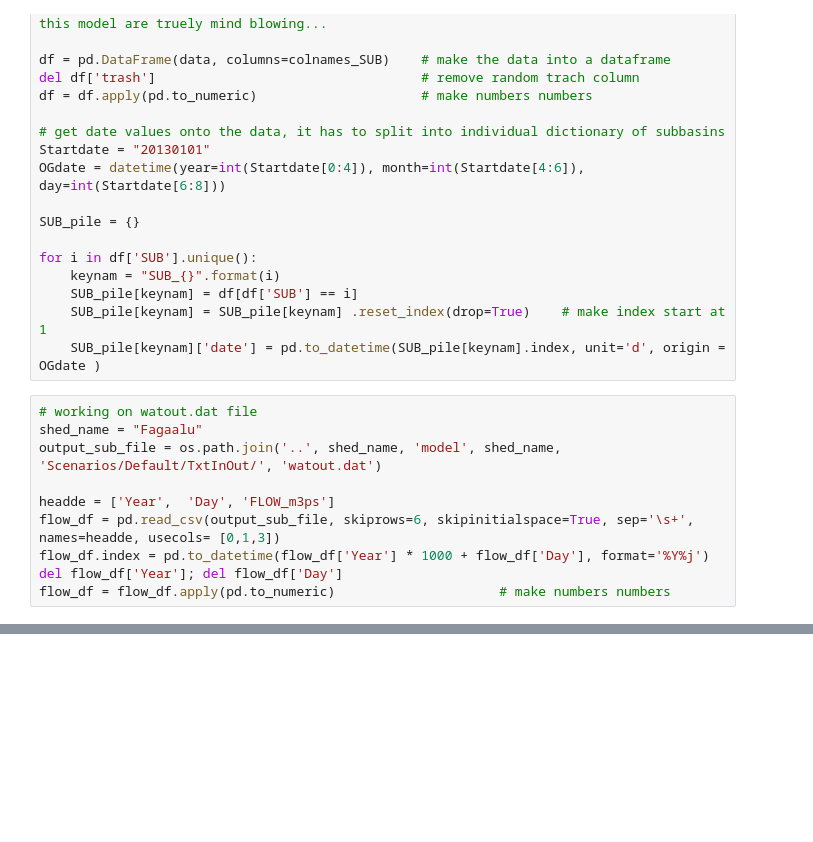
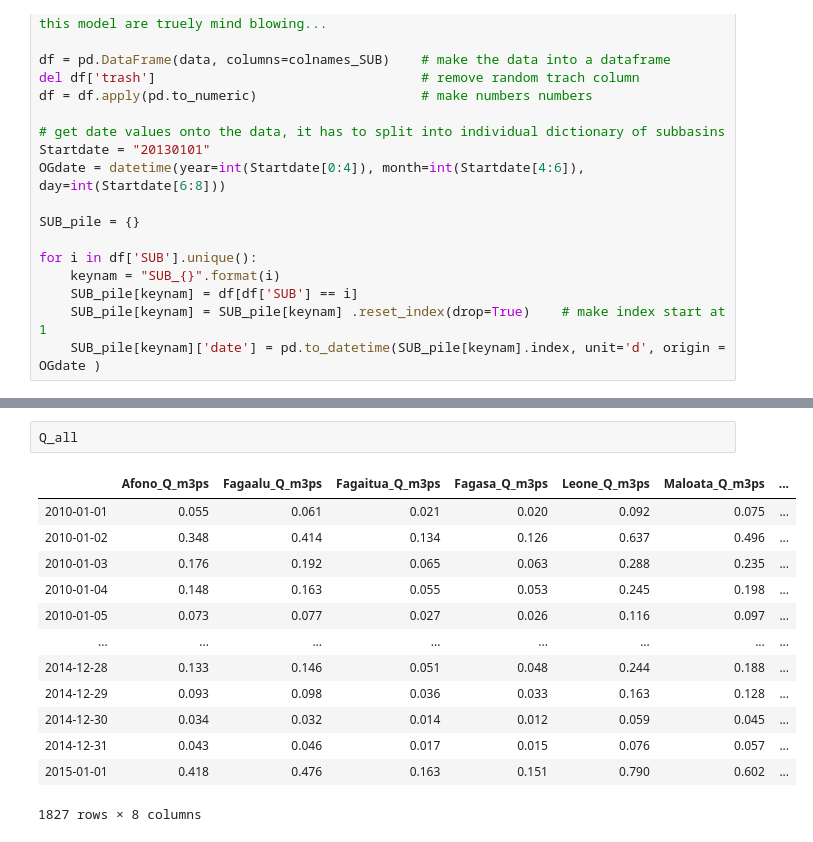
Before and after one commit to cshuler/DL_watershed, a Jupyter notebook: SWAT_model_Create/Scripts/Qswat_Outprocessing_Sub_Flow.ipynb, the cells around one changed output, grey strips where cells are left out. Cells and saved outputs as stored; diff of their text form; blank space fills up the shorter version.

```diff
--- a/SWAT_model_Create/Scripts/Qswat_Outprocessing_Sub_Flow.ipynb
+++ b/SWAT_model_Create/Scripts/Qswat_Outprocessing_Sub_Flow.ipynb
@@ -62,13 +62,3 @@ for i in df['SUB'].unique():
     SUB_pile[keynam] = df[df['SUB'] == i]
     SUB_pile[keynam] = SUB_pile[keynam] .reset_index(drop=True)    # make index start at 1
     SUB_pile[keynam]['date'] = pd.to_datetime(SUB_pile[keynam].index, unit='d', origin = OGdate )
-# %%
-# working on watout.dat file
-shed_name = "Fagaalu"
-output_sub_file = os.path.join('..', shed_name, 'model', shed_name, 'Scenarios/Default/TxtInOut/', 'watout.dat')
-
-headde = ['Year',  'Day', 'FLOW_m3ps']
-flow_df = pd.read_csv(output_sub_file, skiprows=6, skipinitialspace=True, sep='\s+', names=headde, usecols= [0,1,3])
-flow_df.index = pd.to_datetime(flow_df['Year'] * 1000 + flow_df['Day'], format='%Y%j')
-del flow_df['Year']; del flow_df['Day']
-flow_df = flow_df.apply(pd.to_numeric)                     # make numbers numbers
@@ -80,0 +130,16 @@ flow_df.plot(figsize = (10,5))
+# %%
+Q_all
+# %% [output]
+|  | Afono_Q_m3ps | Fagaalu_Q_m3ps | Fagaitua_Q_m3ps | Fagasa_Q_m3ps | Leone_Q_m3ps | Maloata_Q_m3ps | ... |
+| 2010-01-01 | 0.055 | 0.061 | 0.021 | 0.020 | 0.092 | 0.075 | ... |
+| 2010-01-02 | 0.348 | 0.414 | 0.134 | 0.126 | 0.637 | 0.496 | ... |
+| 2010-01-03 | 0.176 | 0.192 | 0.065 | 0.063 | 0.288 | 0.235 | ... |
+| 2010-01-04 | 0.148 | 0.163 | 0.055 | 0.053 | 0.245 | 0.198 | ... |
+| 2010-01-05 | 0.073 | 0.077 | 0.027 | 0.026 | 0.116 | 0.097 | ... |
+| ... | ... | ... | ... | ... | ... | ... | ... |
+| 2014-12-28 | 0.133 | 0.146 | 0.051 | 0.048 | 0.244 | 0.188 | ... |
+| 2014-12-29 | 0.093 | 0.098 | 0.036 | 0.033 | 0.163 | 0.128 | ... |
+| 2014-12-30 | 0.034 | 0.032 | 0.014 | 0.012 | 0.059 | 0.045 | ... |
+| 2014-12-31 | 0.043 | 0.046 | 0.017 | 0.015 | 0.076 | 0.057 | ... |
+| 2015-01-01 | 0.418 | 0.476 | 0.163 | 0.151 | 0.790 | 0.602 | ... |
+1827 rows × 8 columns
```
Also changed, not shown: parts of 3 cells of this notebook, 11 other files.
